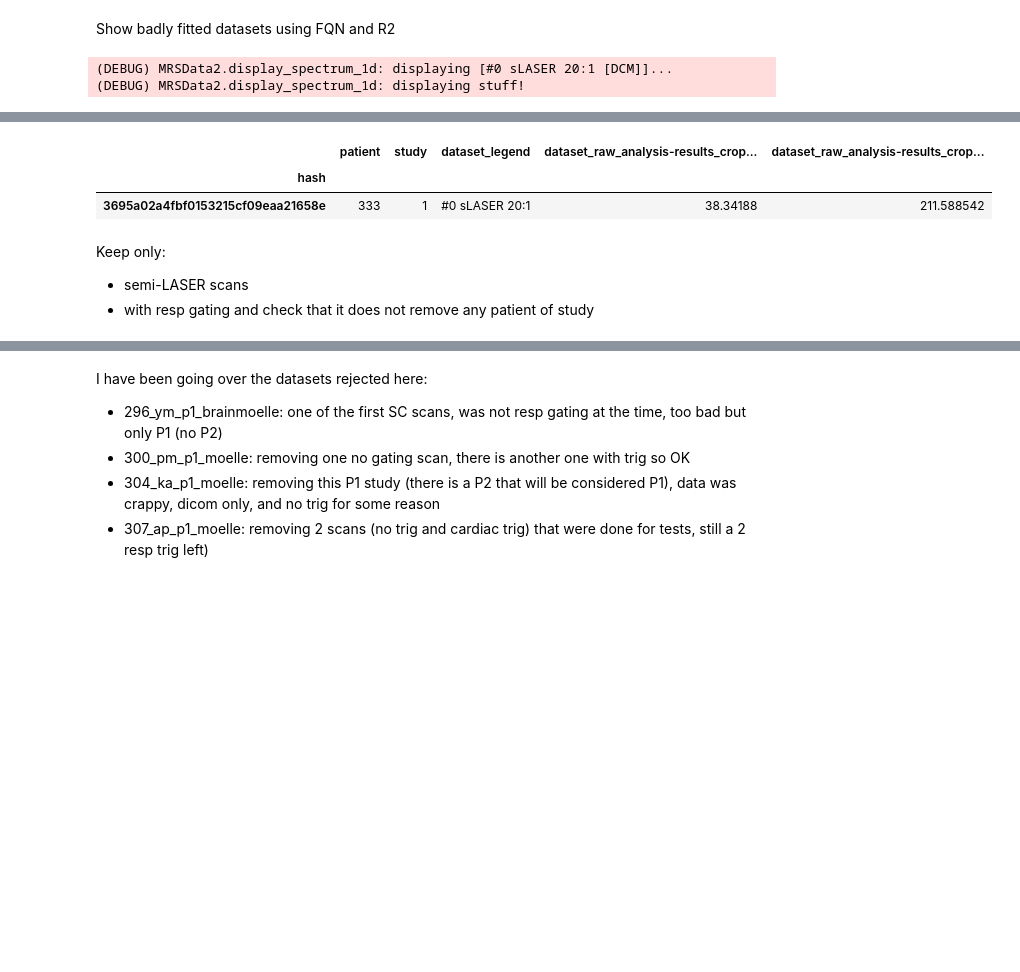
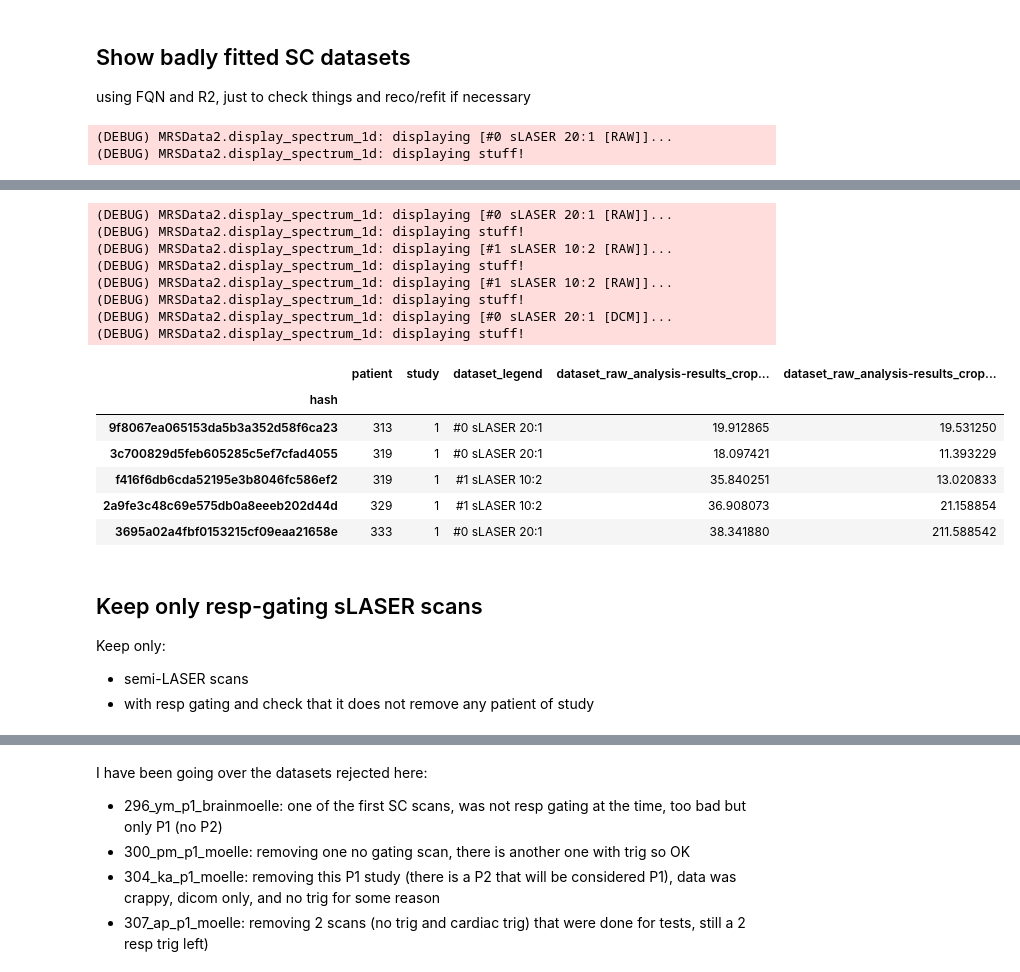
Before and after one commit to tngrssl/pastis, a Jupyter notebook: notebooks/stats.ipynb, the cells around one changed output, grey strips where cells are left out. Drawn from its saved outputs; the diff is of its cells as text; code cells hidden in the pictures; blank space fills up the shorter version.

```diff
--- a/notebooks/stats.ipynb
+++ b/notebooks/stats.ipynb
@@ -30,5 +31,6 @@ log.setLevel(log.DEBUG)
 # %%
-rdb = db.data_db("/home/tangir/crmbm/acq_db/sc.pkl")
+rdb_sc = db.data_db("/home/tangir/crmbm/acq_db/sc.pkl")
+rdb_brain = db.data_db("/home/tangir/crmbm/acq_db/brain.pkl")
 # %% [output]
 (DEBUG) data_db._read_db_file: reading db file [/home/tangir/crmbm/acq_db/sc.pkl]...
 (DEBUG) data_db._read_db_file: finished reading!
@@ -66,0 +39,9 @@ df
+# %%
+df = rdb_sc.create_big_df(True)
+df_brain = rdb_brain.create_big_df(True)
+
+# remove db objects to free memory
+del(rdb_sc)
+del(rdb_brain)
+
+df
@@ -66,0 +77,19 @@ df
+# %%
+import datetime
+this_year = datetime.date.today().year
+
+# create a patient*study id number
+df["patient_study_id"] = df["patient"].astype(str) + "_" + df["study"].astype(str)
+df_brain["patient_study_id"] = df_brain["patient"].astype(str) + "_" + df_brain["study"].astype(str)
+
+# calculate bmi
+df["dataset_patient_bmi"] = df["dataset_raw_data__patient_weight"] / \
+    df["dataset_raw_data__patient_height"]**2
+
+# calculate BFP (IMG)
+df["dataset_patient_bfp"] = 1.39 * df["dataset_patient_bmi"]
++ 0.16 * (this_year - pd.DatetimeIndex(df["dataset_raw_data__patient_birthday"]).year)
+- 10.34 * (df["dataset_raw_data__patient_sex"] == "M").astype(int)
+- 9
+
+df
@@ -67,38 +116,52 @@ df
 # %% [markdown]
-Show badly fitted datasets using FQN and R2
+## Show badly fitted SC datasets
+using FQN and R2, just to check things and reco/refit if necessary
 # %%
 rsq_f_threshold = 0.6
 fqn_threshold = 3
 fit_strategies_list = ['singlets',
                        'singlets_free',
                        'singlets_CH2s_mI',
                        'free_singlets_CH2s_mI',
                        'singlets_CH2s_mI_Glx_Tau',
                        'free_singlets_CH2s_mI_Glx_Tau']
 
 df_bad_fit = df.loc[(df["fit_results_free_singlets_CH2s_mI_Glx_Tau_optim_result_rsq_f"] < rsq_f_threshold)
                     & (df["fit_results_free_singlets_CH2s_mI_Glx_Tau_optim_result_fqn"] > fqn_threshold)]
 
 k = 0
 for this_index, this_row in df_bad_fit.iterrows():
     s = this_row["dataset_raw_data_obj"]
-    if(s is None or type(s) is float):
+    if(s is None):
         s = this_row["dataset_dcm_data_obj"]
 
     s.set_display_offset(20000.0 * k)
     s.display_spectrum_1d(100)
     k += 1
 
 df_bad_fit[["patient", "study", "dataset_legend", "dataset_raw_analysis-results_cropping_snr", "dataset_raw_analysis-results_cropping_lw"]]
 # %% [output]
-(DEBUG) MRSData2.display_spectrum_1d: displaying [#0 sLASER 20:1 [DCM]]...
+(DEBUG) MRSData2.display_spectrum_1d: displaying [#0 sLASER 20:1 [RAW]]...
 (DEBUG) MRSData2.display_spectrum_1d: displaying stuff!
 [interactive output not drawn]
 [interactive output not drawn]
+(DEBUG) MRSData2.display_spectrum_1d: displaying [#0 sLASER 20:1 [RAW]]...
+(DEBUG) MRSData2.display_spectrum_1d: displaying stuff!
+(DEBUG) MRSData2.display_spectrum_1d: displaying [#1 sLASER 10:2 [RAW]]...
+(DEBUG) MRSData2.display_spectrum_1d: displaying stuff!
+(DEBUG) MRSData2.display_spectrum_1d: displaying [#1 sLASER 10:2 [RAW]]...
+(DEBUG) MRSData2.display_spectrum_1d: displaying stuff!
+(DEBUG) MRSData2.display_spectrum_1d: displaying [#0 sLASER 20:1 [DCM]]...
+(DEBUG) MRSData2.display_spectrum_1d: displaying stuff!
 |  | patient | study | dataset_legend | dataset_raw_analysis-results_crop... | dataset_raw_analysis-results_crop... |
 | hash |  |  |  |  |  |
-| 3695a02a4fbf0153215cf09eaa21658e | 333 | 1 | #0 sLASER 20:1 | 38.34188 | 211.588542 |
+| 9f8067ea065153da5b3a352d58f6ca23 | 313 | 1 | #0 sLASER 20:1 | 19.912865 | 19.531250 |
+| 3c700829d5feb605285c5ef7cfad4055 | 319 | 1 | #0 sLASER 20:1 | 18.097421 | 11.393229 |
+| f416f6db6cda52195e3b8046fc586ef2 | 319 | 1 | #1 sLASER 10:2 | 35.840251 | 13.020833 |
+| 2a9fe3c48c69e575db0a8eeeb202d44d | 329 | 1 | #1 sLASER 10:2 | 36.908073 | 21.158854 |
+| 3695a02a4fbf0153215cf09eaa21658e | 333 | 1 | #0 sLASER 20:1 | 38.341880 | 211.588542 |
 # %% [markdown]
+## Keep only resp-gating sLASER scans
 Keep only:
 * semi-LASER scans
 * with resp gating
```
Also changed, not shown: parts of 46 cells of this notebook.
